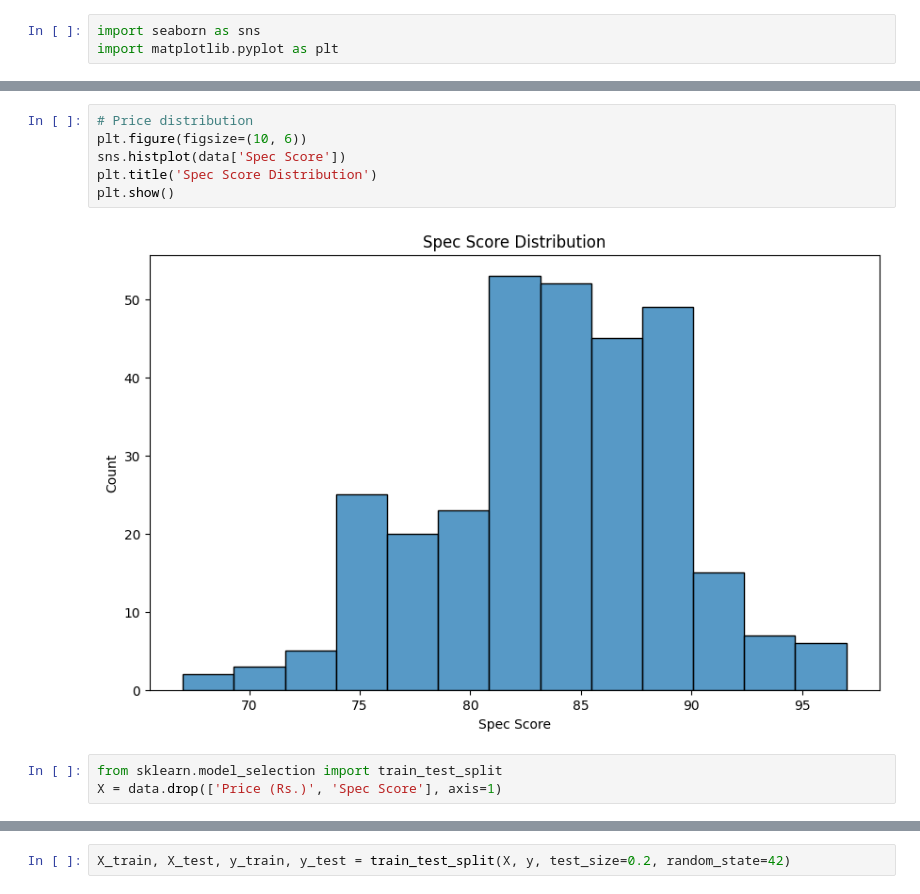
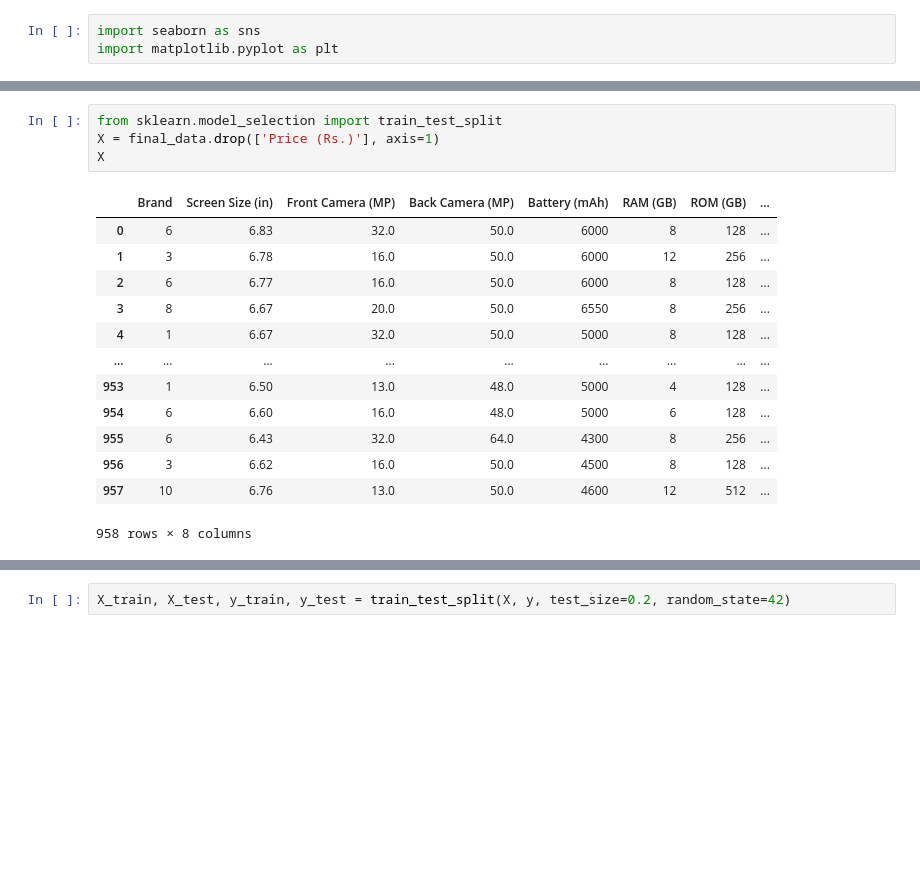
Before and after one commit to mohammadsarfarazafzal/5g-smartphone-price-prediction, a Jupyter notebook: backend/notebooks/predictor.ipynb, the cells around one changed output, grey strips where cells are left out. Drawn from its saved outputs; the diff is of its cells as text; blank space fills up the shorter version.

```diff
--- a/backend/notebooks/predictor.ipynb
+++ b/backend/notebooks/predictor.ipynb
@@ -103,11 +97,18 @@ plt.show()
-# %%
-# Price distribution
-plt.figure(figsize=(10, 6))
-sns.histplot(data['Spec Score'])
-plt.title('Spec Score Distribution')
-plt.show()
-# %% [output]
-[figure, removed]
 # %%
 from sklearn.model_selection import train_test_split
-X = data.drop(['Price (Rs.)', 'Spec Score'], axis=1)
+X = final_data.drop(['Price (Rs.)'], axis=1)
+X
+# %% [output]
+|  | Brand | Screen Size (in) | Front Camera (MP) | Back Camera (MP) | Battery (mAh) | RAM (GB) | ROM (GB) | ... |
+| 0 | 6 | 6.83 | 32.0 | 50.0 | 6000 | 8 | 128 | ... |
+| 1 | 3 | 6.78 | 16.0 | 50.0 | 6000 | 12 | 256 | ... |
+| 2 | 6 | 6.77 | 16.0 | 50.0 | 6000 | 8 | 128 | ... |
+| 3 | 8 | 6.67 | 20.0 | 50.0 | 6550 | 8 | 256 | ... |
+| 4 | 1 | 6.67 | 32.0 | 50.0 | 5000 | 8 | 128 | ... |
+| ... | ... | ... | ... | ... | ... | ... | ... | ... |
+| 953 | 1 | 6.50 | 13.0 | 48.0 | 5000 | 4 | 128 | ... |
+| 954 | 6 | 6.60 | 16.0 | 48.0 | 5000 | 6 | 128 | ... |
+| 955 | 6 | 6.43 | 32.0 | 64.0 | 4300 | 8 | 256 | ... |
+| 956 | 3 | 6.62 | 16.0 | 50.0 | 4500 | 8 | 128 | ... |
+| 957 | 10 | 6.76 | 13.0 | 50.0 | 4600 | 12 | 512 | ... |
+958 rows × 8 columns
```
Also changed, not shown: parts of 22 cells of this notebook, 17 other files.
